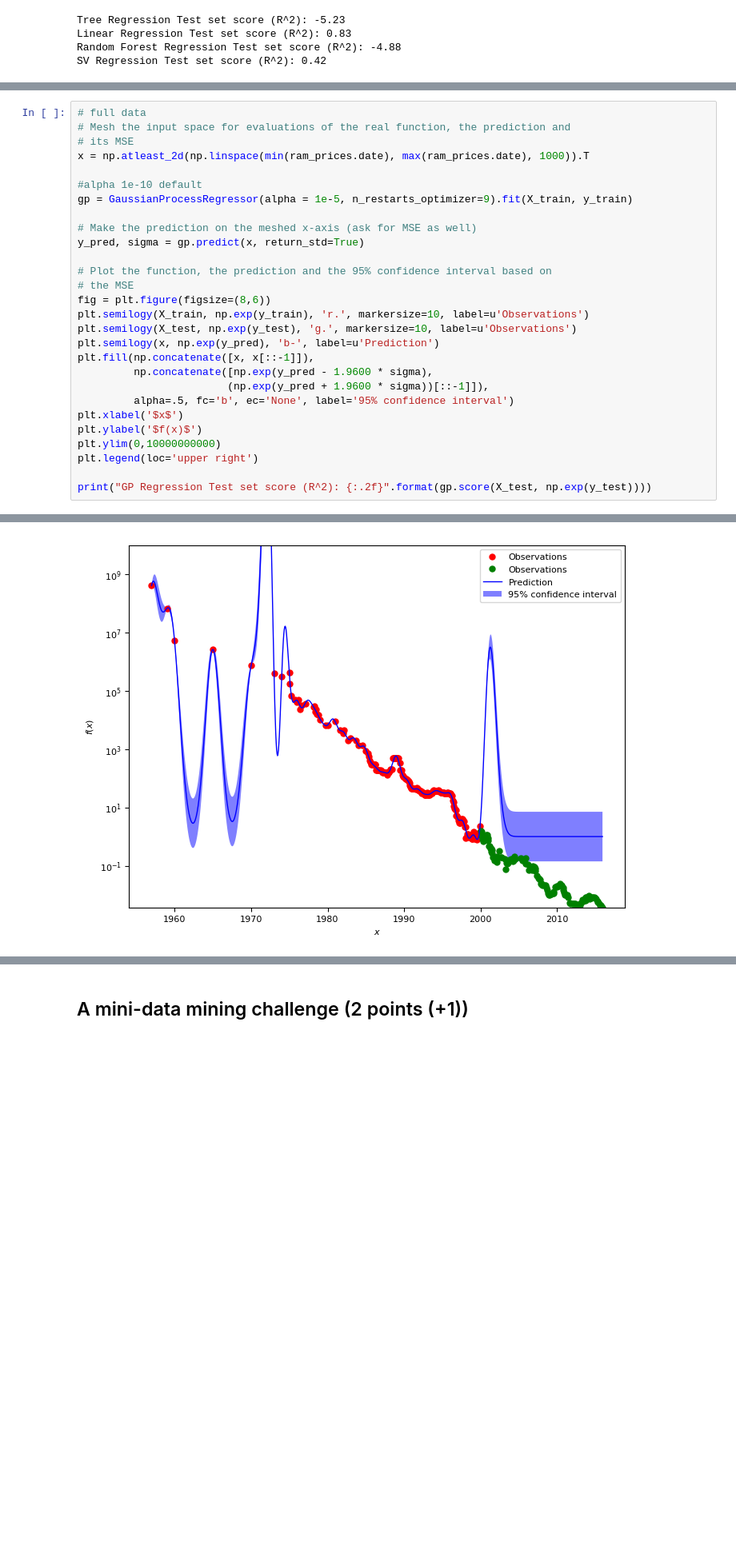
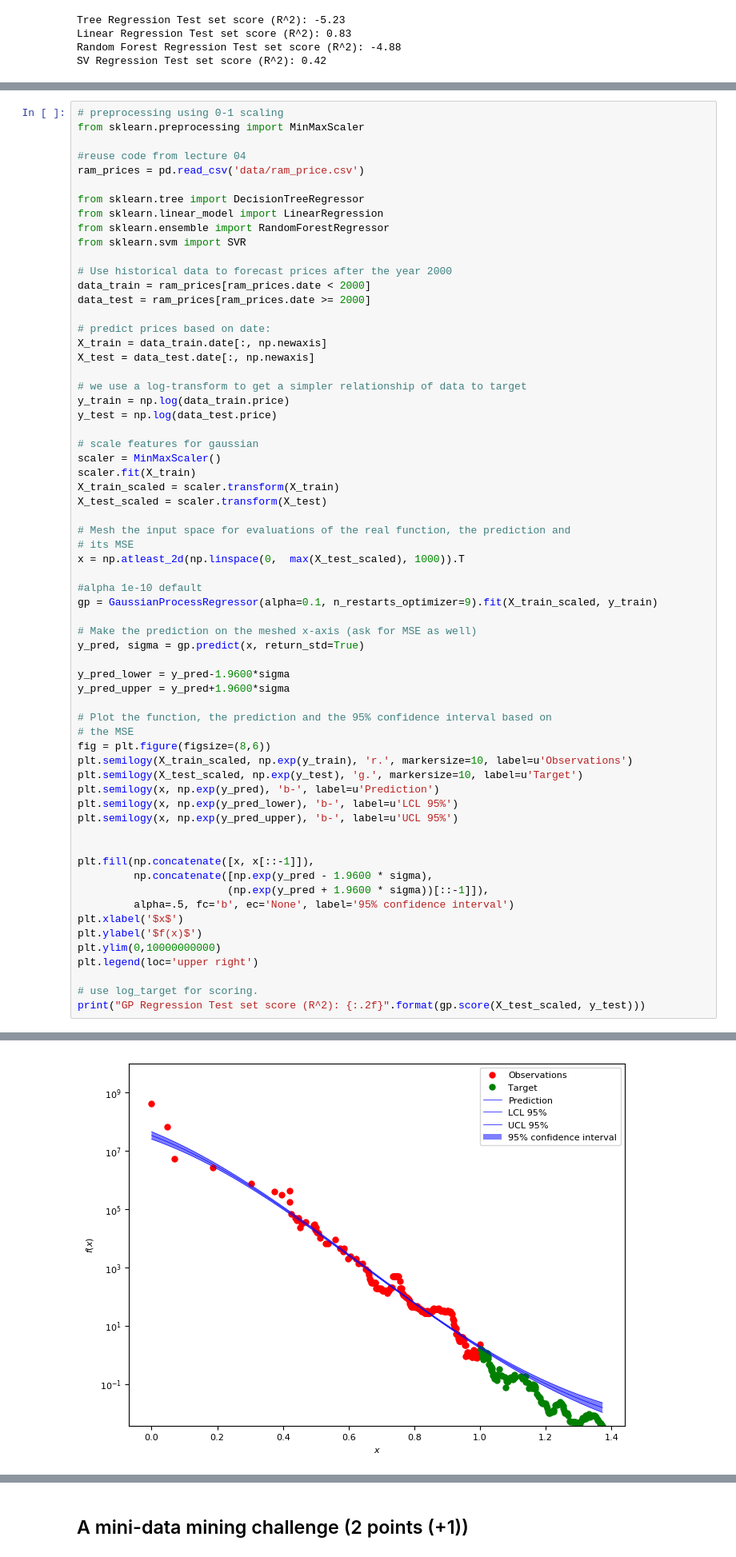
Before and after one commit to mcpeer/mla2, a Jupyter notebook: Assignment 2_peer.ipynb, the cells around one changed output, grey strips where cells are left out. Shown at 80% size. Drawn from its saved outputs; the diff is of its cells as text; blank space fills up the shorter version.

Commit message:
still struggling with gaussian, added text for a5

```diff
--- a/Assignment 2_peer.ipynb
+++ b/Assignment 2_peer.ipynb
@@ -439,21 +370,56 @@ MinMaxScaler(copy=True, feature_range=(0, 1))
 # %%
-# full data
+# preprocessing using 0-1 scaling
+from sklearn.preprocessing import MinMaxScaler
+
+#reuse code from lecture 04
+ram_prices = pd.read_csv('data/ram_price.csv')
+
+from sklearn.tree import DecisionTreeRegressor
+from sklearn.linear_model import LinearRegression
+from sklearn.ensemble import RandomForestRegressor
+from sklearn.svm import SVR
+
+# Use historical data to forecast prices after the year 2000
+data_train = ram_prices[ram_prices.date < 2000]
+data_test = ram_prices[ram_prices.date >= 2000]
+
+# predict prices based on date:
+X_train = data_train.date[:, np.newaxis]
+X_test = data_test.date[:, np.newaxis]
+
+# we use a log-transform to get a simpler relationship of data to target
+y_train = np.log(data_train.price)
+y_test = np.log(data_test.price)
+
+# scale features for gaussian
+scaler = MinMaxScaler()
+scaler.fit(X_train)
+X_train_scaled = scaler.transform(X_train)
+X_test_scaled = scaler.transform(X_test)
+
 # Mesh the input space for evaluations of the real function, the prediction and
 # its MSE
-x = np.atleast_2d(np.linspace(min(ram_prices.date), max(ram_prices.date), 1000)).T
+x = np.atleast_2d(np.linspace(0,  max(X_test_scaled), 1000)).T
 
 #alpha 1e-10 default
-gp = GaussianProcessRegressor(alpha = 1e-5, n_restarts_optimizer=9).fit(X_train, y_train)
+gp = GaussianProcessRegressor(alpha=0.1, n_restarts_optimizer=9).fit(X_train_scaled, y_train)
 
 # Make the prediction on the meshed x-axis (ask for MSE as well)
 y_pred, sigma = gp.predict(x, return_std=True)
 
+y_pred_lower = y_pred-1.9600*sigma
+y_pred_upper = y_pred+1.9600*sigma
+
 # Plot the function, the prediction and the 95% confidence interval based on
 # the MSE
 fig = plt.figure(figsize=(8,6))
-plt.semilogy(X_train, np.exp(y_train), 'r.', markersize=10, label=u'Observations')
-plt.semilogy(X_test, np.exp(y_test), 'g.', markersize=10, label=u'Observations')
+plt.semilogy(X_train_scaled, np.exp(y_train), 'r.', markersize=10, label=u'Observations')
+plt.semilogy(X_test_scaled, np.exp(y_test), 'g.', markersize=10, label=u'Target')
 plt.semilogy(x, np.exp(y_pred), 'b-', label=u'Prediction')
+plt.semilogy(x, np.exp(y_pred_lower), 'b-', label=u'LCL 95%')
+plt.semilogy(x, np.exp(y_pred_upper), 'b-', label=u'UCL 95%')
+
+
 plt.fill(np.concatenate([x, x[::-1]]),
          np.concatenate([np.exp(y_pred - 1.9600 * sigma),
                         (np.exp(y_pred + 1.9600 * sigma))[::-1]]),
@@ -463,5 +429,6 @@ plt.ylabel('$f(x)$')
 plt.ylim(0,10000000000)
 plt.legend(loc='upper right')
 
-print("GP Regression Test set score (R^2): {:.2f}".format(gp.score(X_test, np.exp(y_test))))
+# use log_target for scoring.
+print("GP Regression Test set score (R^2): {:.2f}".format(gp.score(X_test_scaled, y_test)))
 # %% [output]
@@ -477 +436 @@ GP Regression Test set score (R^2): -257.61
-[figure, old version]
+[figure, new version]
```
Also changed, not shown: parts of 19 cells of this notebook.
